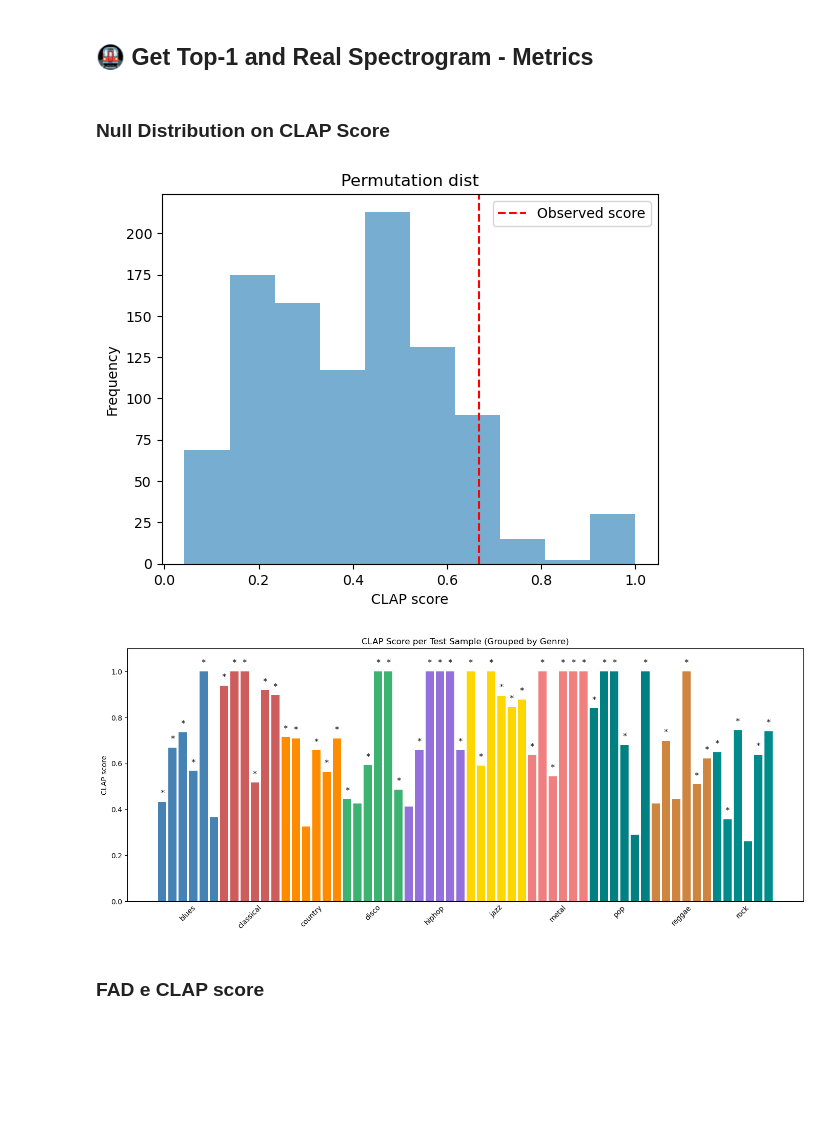
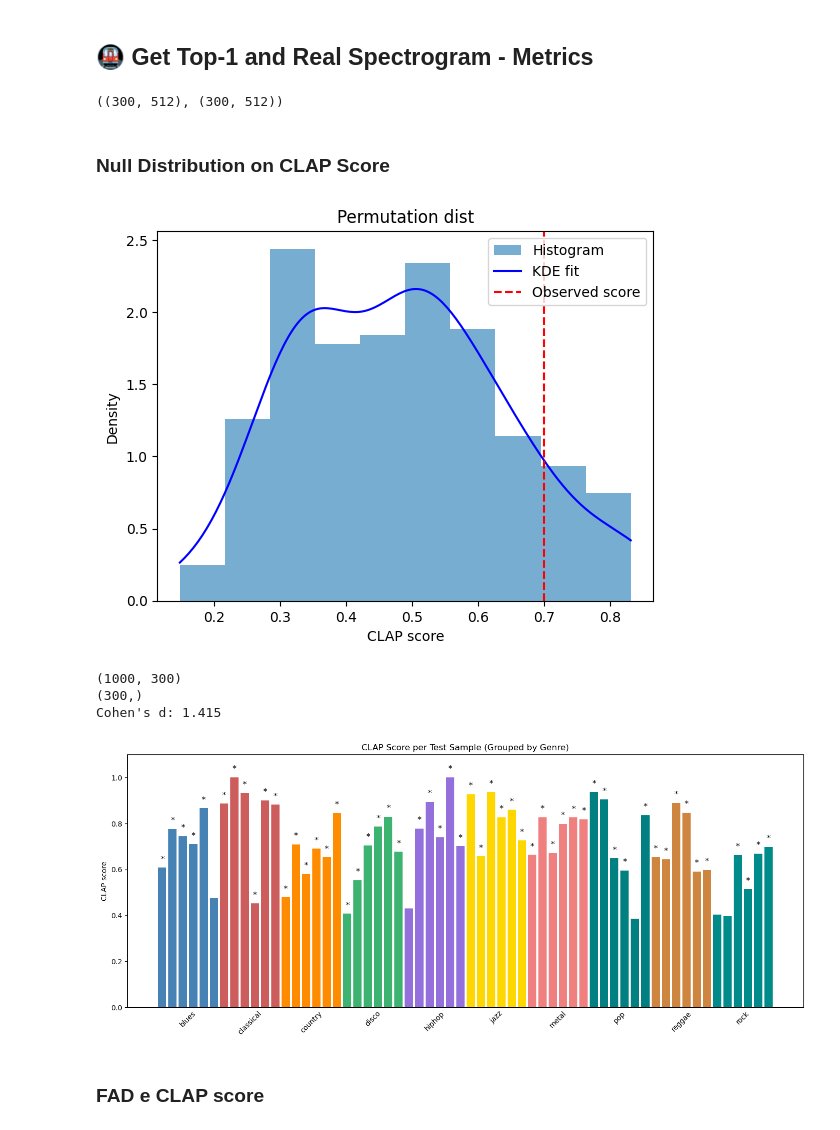
Before and after one commit to mattciff5/genre-to-fmri, a Jupyter notebook: multisubj_review.ipynb, the cells around one changed output. Drawn from its saved outputs; the diff is of its cells as text; code cells hidden in the pictures; blank space fills up the shorter version.

```diff
--- a/multisubj_review.ipynb
+++ b/multisubj_review.ipynb
@@ -1278,3 +1281,7 @@ with open("/srv/nfs-data/sisko/matteoc/music/retrieval/clap_scores_per_subject.p
 
 all_emb_real = np.load('/srv/nfs-data/sisko/matteoc/music/retrieval/all_emb_real.npy')
 all_emb_retr = np.load('/srv/nfs-data/sisko/matteoc/music/retrieval/all_emb_retr.npy')
+# %%
+all_emb_real.shape, all_emb_retr.shape
+# %% [output]
+((300, 512), (300, 512))
@@ -1287,32 +1297,58 @@ n_samples = all_emb_real.shape[0]
 
 null_distribution = np.zeros((n_permutations, n_samples))
 for i in tqdm.tqdm(range(n_permutations)):
-    permuted = np.random.permutation(all_emb_retr)  # shape (300, 512)
+    permuted = np.random.permutation(all_emb_retr)  # shape (300, 512) o (60, 512)
     for j in range(n_samples):
         sim = 1 - cosine(all_emb_real[j], permuted[j])
         null_distribution[i, j] = sim
 
-scores_clap = []
+scores_clap_all = []
 for entry in clap_scores_subj:
     subject = entry['subject']
     score = entry['clap_score']
-    scores_clap.append(score)
+    scores_clap_all.append(score)
 
-scores_clap = np.array(scores_clap)
+# scores_clap = np.array(scores_clap_all).reshape([5, 60]).mean(axis=0)
+scores_clap = np.array(scores_clap_all)
+scores_clap_std = np.array(scores_clap_all).reshape([5, 60]).std(axis=0)
+scores_clap_std = np.clip(scores_clap_std, 0, 0.15)
 # %%
 import matplotlib.pyplot as plt
+import numpy as np
+from scipy.stats import gaussian_kde
 
-n_sample = 1
+n_sample = 29
 
-plt.hist(null_distribution[:, n_sample], bins=10, alpha=0.6)
+data_sample = null_distribution[:, n_sample]
+plt.hist(data_sample, bins=10, alpha=0.6, density=True, label='Histogram')
+
+# Stima KDE
+kde = gaussian_kde(data_sample, bw_method=0.4)
+x_vals = np.linspace(min(data_sample), max(data_sample), 200)
+kde_vals = kde(x_vals)
+
+# Plot linea continua (KDE)
+plt.plot(x_vals, kde_vals, color='blue', label='KDE fit')
 plt.axvline(scores_clap[n_sample], color='red', linestyle='--', label='Observed score')
-plt.title(f'Permutation dist')
+
+plt.title('Permutation dist')
 plt.xlabel('CLAP score')
-plt.ylabel('Frequency')
+plt.ylabel('Density')
 plt.legend()
 plt.show()
 # %% [output]
-[figure, old version]
+[figure, new version]
+# %%
+print(null_distribution.shape)
+print(scores_clap.shape)
+
+diff = np.array(scores_clap) - np.array(null_distribution.mean(axis=0))
+cohens_d = diff.mean() / diff.std()
+print(f"Cohen's d: {cohens_d:.3f}")
+# %% [output]
+(1000, 300)
+(300,)
+Cohen's d: 1.415
 # %%
 from scipy import stats
 
@@ -1331,14 +1367,14 @@ rejected, pvals_corr, _, _ = multipletests(pval_stats, alpha=0.05, method='fdr_b
 import matplotlib.pyplot as plt
 import numpy as np
 
-subj_range = 0
-scores = scores_clap[60*subj_range:60*(subj_range+1)]
-significant_flags = np.array(rejected[60*subj_range:60*(subj_range+1)])
+# subj_range = 0
+# scores = scores_clap[60*subj_range:60*(subj_range+1)]
+# significant_flags = np.array(rejected[60*subj_range:60*(subj_range+1)])
 
 genres = np.unique(train_genre_aligned)
 samples_per_genre = 6
 genre_labels = np.repeat(genres, samples_per_genre)
-x = np.arange(len(scores))
+x = np.arange(len(scores_clap))
 
 color_map = {
     'blues': 'steelblue',
@@ -1355,10 +1391,11 @@ color_map = {
 bar_colors = [color_map[g] for g in genre_labels]
 
 plt.figure(figsize=(14, 6))
-bars = plt.bar(x, scores, color=bar_colors)
+# bars = plt.bar(x, scores_clap, color=bar_colors, yerr=scores_clap_std, capsize=2, ecolor='gray')
+bars = plt.bar(x, scores_clap, color=bar_colors)
 
 # Asterischi per significatività
-for i, (bar, is_significant) in enumerate(zip(bars, significant_flags)):
+for i, (bar, is_significant) in enumerate(zip(bars, rejected)):
     if is_significant:
         plt.text(bar.get_x() + bar.get_width()/2.0, bar.get_height() + 0.02, '*',
                  ha='center', va='bottom', fontsize=12, color='black')
@@ -1377,7 +1414,7 @@ plt.tight_layout()
 plt.grid(False)
 plt.show()
 # %% [output]
-[figure, old version]
+[figure, new version]
 # %% [markdown]
 ### FAD e CLAP score
 # %%
```
Also changed, not shown: parts of 6 cells of this notebook, 12 other files.
